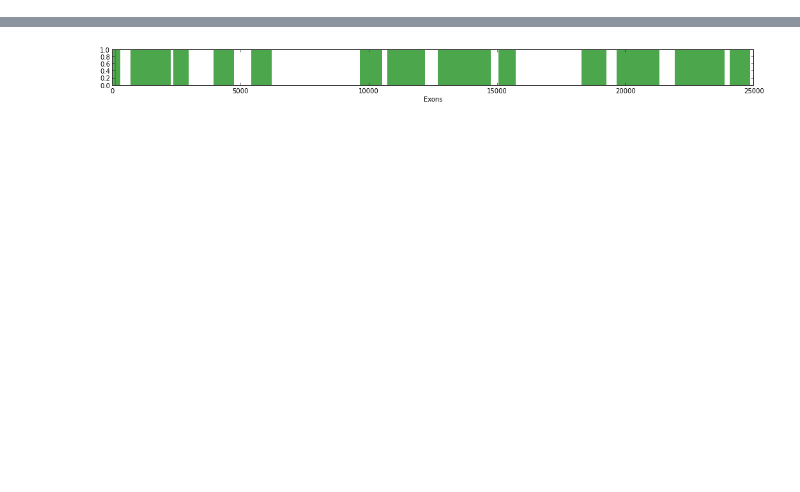
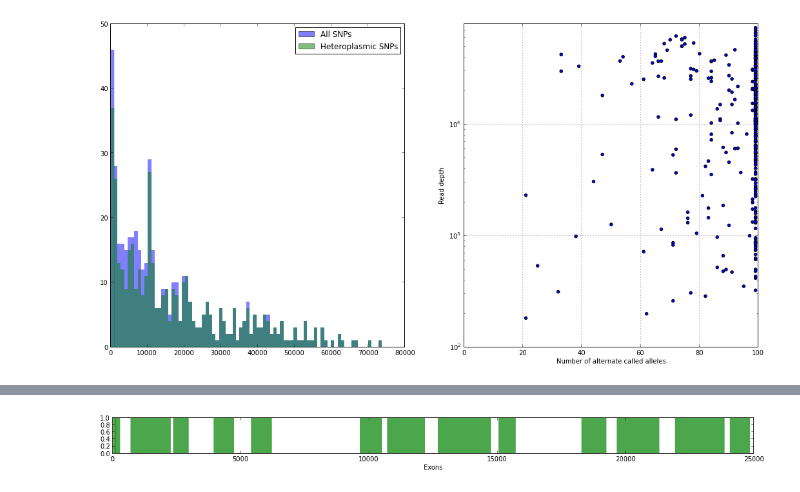
Before and after one commit to drlabratory/Research_Git, a Jupyter notebook: sequence_analysis/VCF plotting.ipynb, the cells around one changed output, grey strips where cells are left out. Saved outputs shown, nothing was run; the diff lists cells and outputs as text; code cells hidden in the pictures; blank space fills up the shorter version.

```diff
--- a/sequence_analysis/VCF plotting.ipynb
+++ b/sequence_analysis/VCF plotting.ipynb
@@ -49,0 +70,22 @@ plt.show()
+# %%
+hist_plot = plt.figure(figsize=(18, 9))
+gs = gridspec.GridSpec(1, 2, width_ratios=[1, 1])
+
+dp_hist = plt.subplot(gs[0])
+dp_hist.hist(snp_dp, 80, alpha=0.5, edgecolor='none', label='All SNPs')
+dp_hist.hist(hsnp_dp, 80, alpha=0.5, edgecolor='none', label='Heteroplasmic SNPs')
+# dp_hist.set_xlim(0, 10000)
+dp_hist.legend()
+
+dp_scatter = plt.subplot(gs[1])
+dp_scatter.scatter(hsnp_ac, hsnp_dp)
+dp_scatter.set_ylim(100, 80000)
+dp_scatter.set_xlim(0, 100)
+dp_scatter.set_xlabel('Number of alternate called alleles')
+dp_scatter.set_ylabel('Read depth')
+dp_scatter.set_yscale('log')
+dp_scatter.grid(True)
+
+plt.show()
+# %% [output]
+[figure, added]
```
Also changed, not shown: parts of 14 cells of this notebook, 27 other files.
